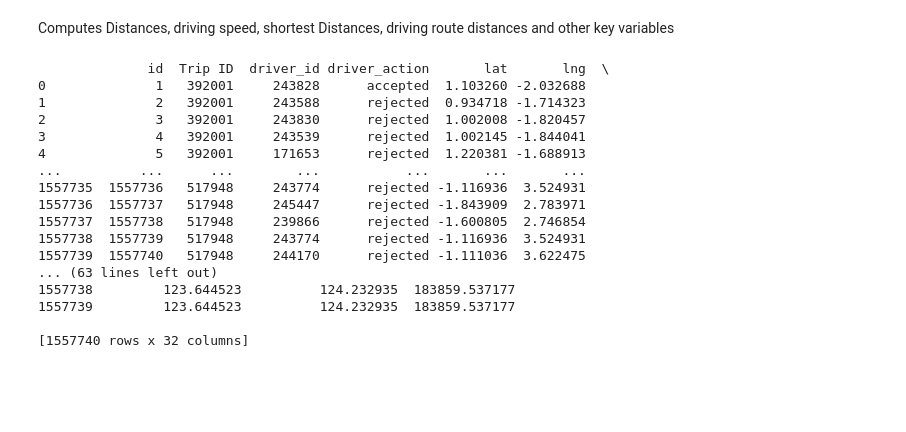
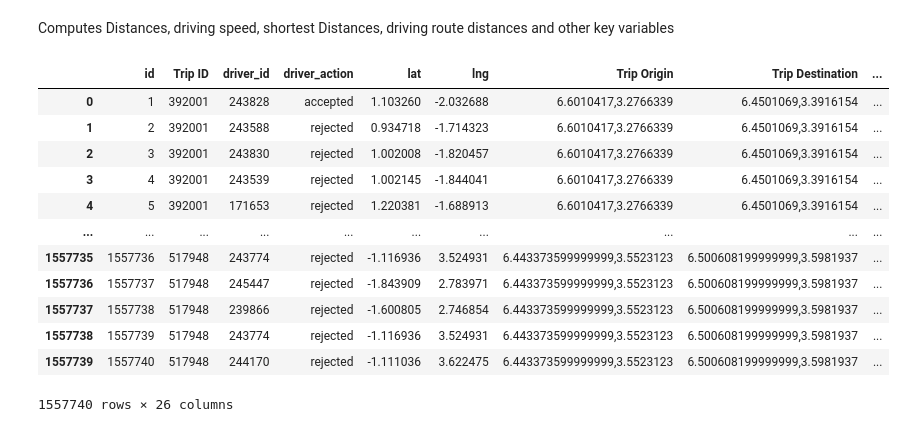
Before and after one commit to MoraaOntita/Logistic-optimization-Delivery-drivers-location-optimisation-with-Causal-Inference-, a Jupyter notebook: notebooks/features.ipynb, the cells around one changed output. Drawn from its saved outputs; the diff is of its cells as text; code cells hidden in the pictures; blank space fills up the shorter version.

```diff
--- a/notebooks/features.ipynb
+++ b/notebooks/features.ipynb
@@ -245,34 +251,3 @@ df_merged['Driver Distance to Origin'] = df_merged.apply(lambda row: calculate_d
 
 # Calculate distance between trip origin and destination
 df_merged['Trip Distance'] = df_merged.apply(lambda row: calculate_distance(row, 'Origin Lat', 'Origin Lng', 'Destination Lat', 'Destination Lng'), axis=1)
-
-# Extract time of day feature
-def get_time_of_day(hour):
-    if hour < 6:
-        return 'Night'
-    elif 6 <= hour < 12:
-        return 'Morning'
-    elif 12 <= hour < 18:
-        return 'Afternoon'
-    else:
-        return 'Evening'
-
-df_merged['Time of Day'] = df_merged['Start Hour'].apply(get_time_of_day)
-
-# Convert 'Time of Day' to categorical feature
-df_merged['Time of Day'] = df_merged['Time of Day'].astype('category')
-
-# Select relevant features for scaling
-features_to_scale = ['lat', 'lng', 'Origin Lat', 'Origin Lng', 'Destination Lat', 'Destination Lng', 'Trip Duration', 'Driver Distance to Origin', 'Trip Distance']
-
-# Initialize scaler (using StandardScaler for now, MinMaxScaler can be used alternatively)
-scaler = StandardScaler()
-
-# Fit and transform the selected features
-df_merged[features_to_scale] = scaler.fit_transform(df_merged[features_to_scale])
-
-# Convert categorical features to dummy/indicator variables
-df_merged = pd.get_dummies(df_merged, columns=['Time of Day', 'Start Day of Week'])
-
-# Display the first few rows of the transformed dataframe
-print(df_merged.head())
@@ -319,48 +299,44 @@ def compute_geodesic_distance(row):
     coords_2 = (lat2, lon2)
     return geodesic(coords_1, coords_2).kilometers
 
 # Function to compute Haversine distance
 def compute_haversine_distance(row):
     lat1 = row['Origin Lat']
     lon1 = row['Origin Lng']
     lat2 = row['Destination Lat']
     lon2 = row['Destination Lng']
     coords_1 = (lat1, lon1)
     coords_2 = (lat2, lon2)
     return haversine(coords_1, coords_2, unit=Unit.KILOMETERS)
 
 # Function to compute driving speed
 def compute_driving_speed(row):
     distance = row['Haversine Distance']
     duration = row['Trip Duration']
     return distance / (duration / 60)  # in km/h
 
 # Compute geodesic distance for each row
 df_merged['Geodesic Distance'] = df_merged.apply(compute_geodesic_distance, axis=1)
 
 # Compute haversine distance for each row
 df_merged['Haversine Distance'] = df_merged.apply(compute_haversine_distance, axis=1)
 
 # Compute average speed for each row
 df_merged['Average Speed'] = df_merged.apply(compute_driving_speed, axis=1)
 
 # Display the updated DataFrame
-print(df_merged)
+df_merged
 # %% [output]
+|  | id | Trip ID | driver_id | driver_action | lat | lng | Trip Origin | Trip Destination | ... |
+| 0 | 1 | 392001 | 243828 | accepted | 1.103260 | -2.032688 | 6.6010417,3.2766339 | 6.4501069,3.3916154 | ... |
+| 1 | 2 | 392001 | 243588 | rejected | 0.934718 | -1.714323 | 6.6010417,3.2766339 | 6.4501069,3.3916154 | ... |
+| 2 | 3 | 392001 | 243830 | rejected | 1.002008 | -1.820457 | 6.6010417,3.2766339 | 6.4501069,3.3916154 | ... |
+| 3 | 4 | 392001 | 243539 | rejected | 1.002145 | -1.844041 | 6.6010417,3.2766339 | 6.4501069,3.3916154 | ... |
+| 4 | 5 | 392001 | 171653 | rejected | 1.220381 | -1.688913 | 6.6010417,3.2766339 | 6.4501069,3.3916154 | ... |
+| ... | ... | ... | ... | ... | ... | ... | ... | ... | ... |
+| 1557735 | 1557736 | 517948 | 243774 | rejected | -1.116936 | 3.524931 | 6.443373599999999,3.5523123 | 6.500608199999999,3.5981937 | ... |
+| 1557736 | 1557737 | 517948 | 245447 | rejected | -1.843909 | 2.783971 | 6.443373599999999,3.5523123 | 6.500608199999999,3.5981937 | ... |
+| 1557737 | 1557738 | 517948 | 239866 | rejected | -1.600805 | 2.746854 | 6.443373599999999,3.5523123 | 6.500608199999999,3.5981937 | ... |
+| 1557738 | 1557739 | 517948 | 243774 | rejected | -1.116936 | 3.524931 | 6.443373599999999,3.5523123 | 6.500608199999999,3.5981937 | ... |
+| 1557739 | 1557740 | 517948 | 244170 | rejected | -1.111036 | 3.622475 | 6.443373599999999,3.5523123 | 6.500608199999999,3.5981937 | ... |
-              id  Trip ID  driver_id driver_action       lat       lng  \
-0              1   392001     243828      accepted  1.103260 -2.032688
-1              2   392001     243588      rejected  0.934718 -1.714323
-2              3   392001     243830      rejected  1.002008 -1.820457
-3              4   392001     243539      rejected  1.002145 -1.844041
-4              5   392001     171653      rejected  1.220381 -1.688913
-...          ...      ...        ...           ...       ...       ...
-1557735  1557736   517948     243774      rejected -1.116936  3.524931
-1557736  1557737   517948     245447      rejected -1.843909  2.783971
-1557737  1557738   517948     239866      rejected -1.600805  2.746854
-1557738  1557739   517948     243774      rejected -1.116936  3.524931
-1557739  1557740   517948     244170      rejected -1.111036  3.622475
-... (63 lines left out)
-1557738         123.644523          124.232935  183859.537177
-1557739         123.644523          124.232935  183859.537177
-
-[1557740 rows x 32 columns]
+1557740 rows × 26 columns
```
Also changed, not shown: parts of 24 cells of this notebook, 6 other files.
